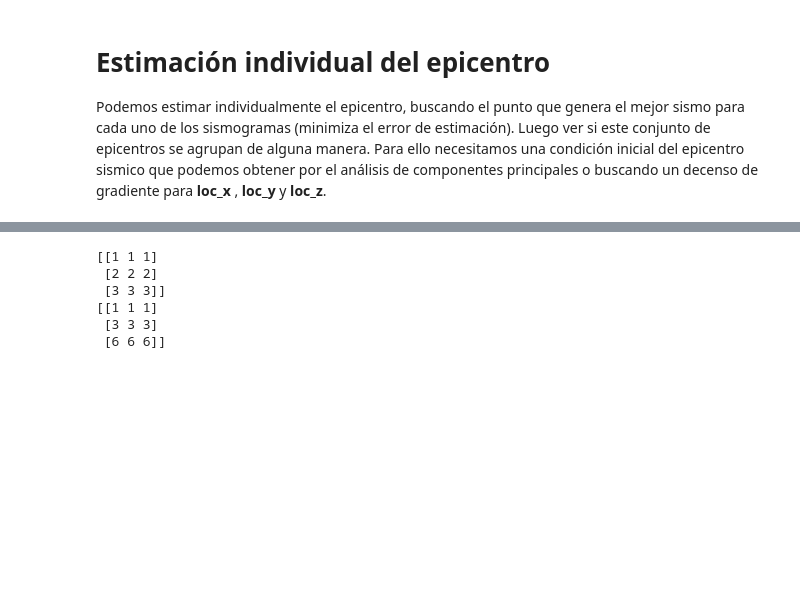
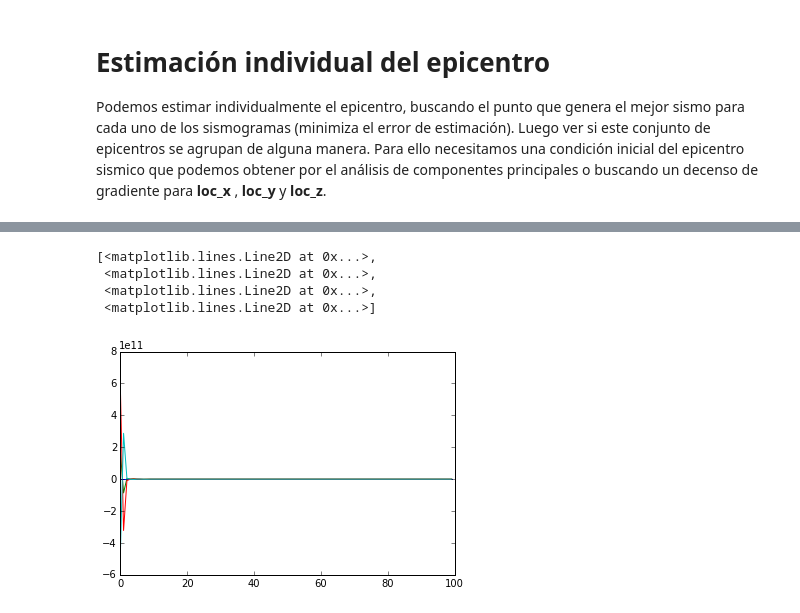
Before and after one commit to ljofre/memoria-de-titulo-icci, a Jupyter notebook: IPython/Presentación .ipynb, the cells around one changed output, grey strips where cells are left out. Drawn from its saved outputs; the diff is of its cells as text; code cells hidden in the pictures; blank space fills up the shorter version.

```diff
--- a/IPython/Presentación .ipynb
+++ b/IPython/Presentación .ipynb
@@ -196,12 +196,11 @@ Estimación individual del epicentro
 ==
 Podemos estimar individualmente el epicentro, buscando el punto que genera el mejor sismo para cada uno de los sismogramas (minimiza el error de estimación). Luego ver si este conjunto de epicentros se agrupan de alguna manera. Para ello necesitamos una condición inicial del epicentro sismico que podemos obtener por el análisis de componentes principales o buscando un decenso de gradiente para **loc_x** , **loc_y** y **loc_z**.
 # %%
+%%time
 #libreria sismica
 from seismic_source import SeismicEvent, Source
-e = SeismicEvent.evento("./../data-sets/1998_aug_09_21_49_22.4n3")
-
+e = SeismicEvent.evento("./../data-sets/1998_aug_02_07_30_40.d5g")
 src = Source.Source(e)
-src, error, rot, vec, val = src.source()
-plt.plot(rot)
+src, error, rot, vec, val = src.source(numpoints=100, L=10, por = 1)
 # %% [output]
 importado!
@@ -209,14 +209,10 @@ AssertionError: Advertencia: el producto dt * hsr deberia ser mayor que 1
-# %%
-import numpy
-
-array = numpy.array([[1,1,1],[2,2,2],[3,3,3]])
-print array
-
-print numpy.cumsum(array, axis=0)
-# %% [output]
-[[1 1 1]
- [2 2 2]
- [3 3 3]]
-[[1 1 1]
- [3 3 3]
- [6 6 6]]
+# %%
+from matplotlib.pylab import plt
+#plt.plot(rot)
+plt.plot(src)
+# %% [output]
+[<matplotlib.lines.Line2D at 0x...>,
+ <matplotlib.lines.Line2D at 0x...>,
+ <matplotlib.lines.Line2D at 0x...>,
+ <matplotlib.lines.Line2D at 0x...>]
+[figure, added]
```
Also changed, not shown: parts of 1 cell of this notebook, 1 other file.
